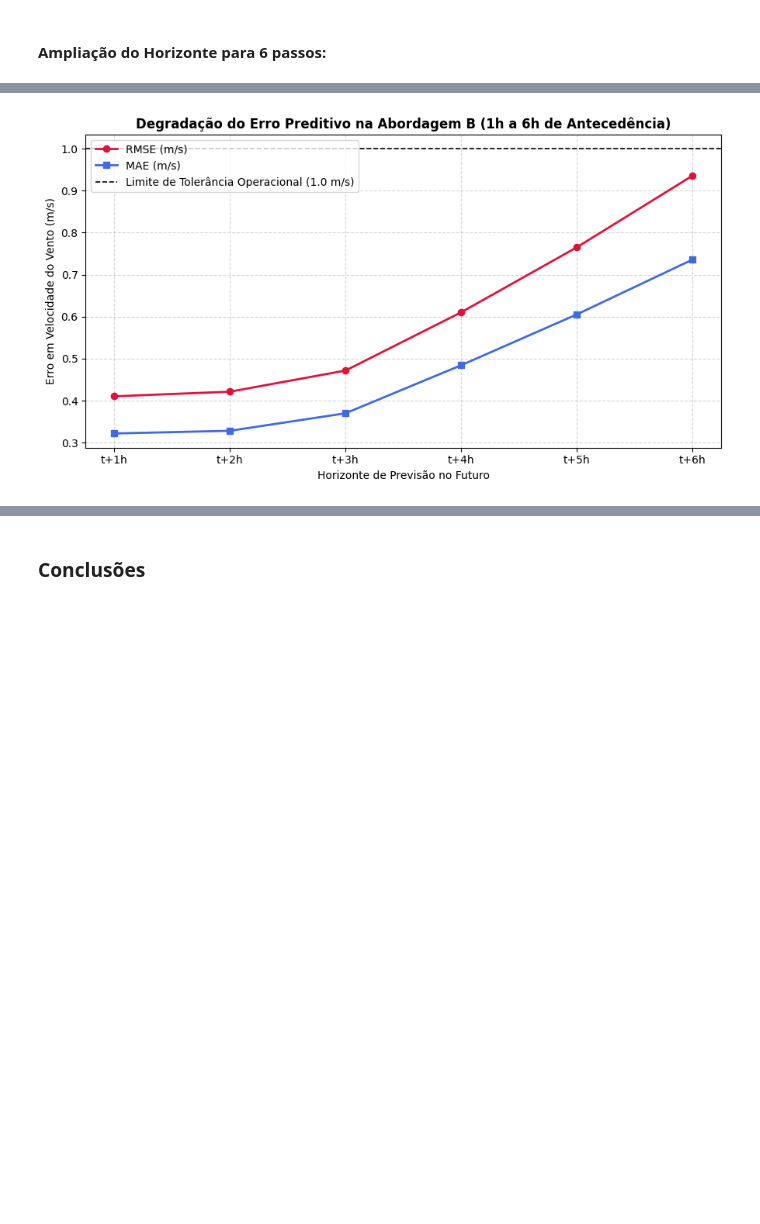
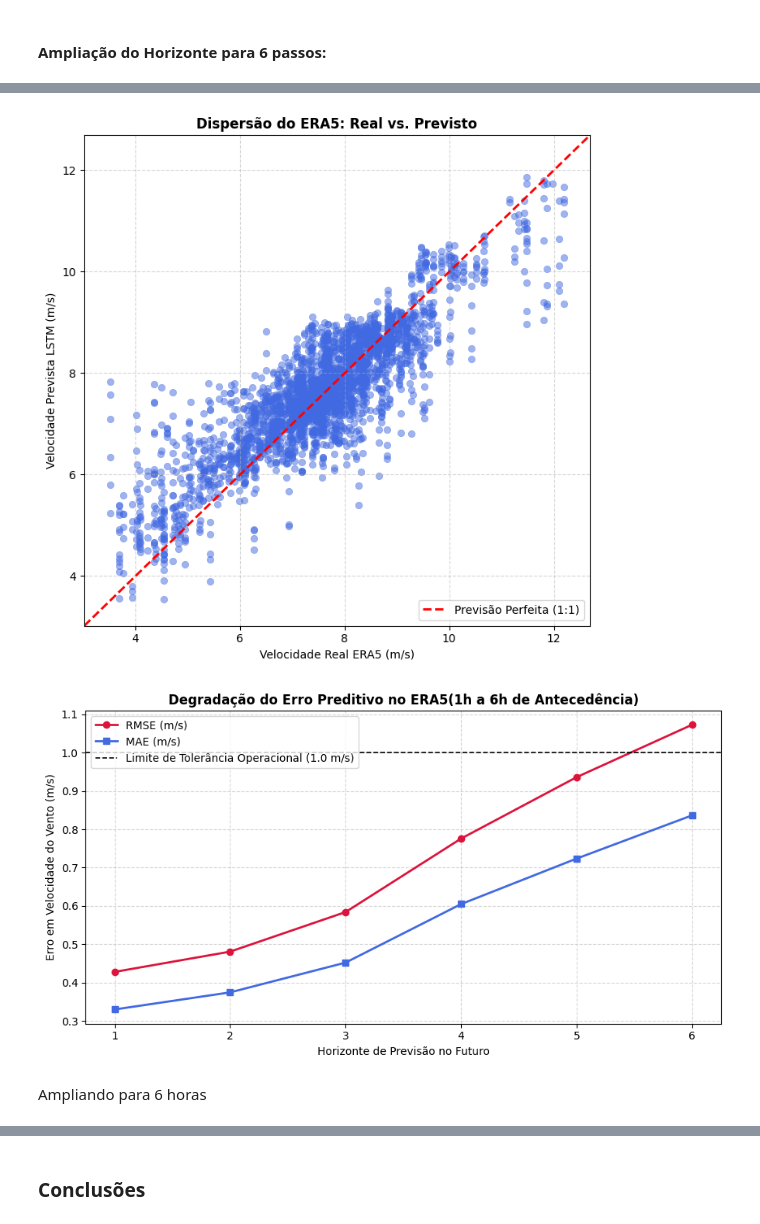
Before and after one commit to Ig0r-or/Wind-Speed-Forecasting-Using-LiDAR-ERA5-and-Deep-Learning, a Jupyter notebook: notebooks/2_1_LSTM_Unidirecional.ipynb, the cells around one changed output, grey strips where cells are left out. Saved outputs shown, nothing was run; the diff lists cells and outputs as text; code cells hidden in the pictures; blank space fills up the shorter version.

```diff
--- a/notebooks/2_1_LSTM_Unidirecional.ipynb
+++ b/notebooks/2_1_LSTM_Unidirecional.ipynb
@@ -698,7 +1009,7 @@ RMSE: 0.416 m/s | MAE: 0.324 m/s | R²: 0.920 | Pearson (r): 0.959
 df = pd.read_parquet("data/approach_b.parquet")
 
 # Features de entrada (X): ERA5 e LiDAR filtrado por Wavelet
-features = ["ws100_lidar_clean"]
+features = ["ws100_era5", "ws100_lidar_clean"]
 # Alvo (Y): Verdade de campo do LiDAR
 target = "ws100_lidar"
 
@@ -726,14 +1037,14 @@ X_test_raw = scaler_x.transform(test_df[features])
 y_test_raw = scaler_y.transform(test_df[[target]])
 
 # ==========================================
-# 4. CRIAÇÃO DE SEQUÊNCIAS MULTI-STEP (24h -> 6h)
+# 4. CRIAÇÃO DE SEQUÊNCIAS MULTI-STEP
 # ==========================================
 def create_multistep_sequences(X_data, y_data, lookback=144, horizon=6):
   X_out, y_out = [], []
   # Garante que haja pontos suficientes para cobrir o lookback E o horizonte completo
   for i in range(len(X_data) - lookback - horizon + 1):
     X_out.append(X_data[i : i + lookback, :])
-    # Extrai um vetor de 'horizon' (6) valores futuros para o alvo Y
+    # Extrai um vetor de 'horizon' (36) valores futuros para o alvo Y
     y_out.append(y_data[i + lookback : i + lookback + horizon, 0])
   return np.array(X_out), np.array(y_out)
 
@@ -752,20 +1063,23 @@ X_test, y_test = create_multistep_sequences(
 
 print(
     f"Formato de X_train (Amostras, Histórico, Atributos): {X_train.shape}"
-)  # Ex: (856, 24, 2)
-print(f"Formato de y_train (Amostras, Horizonte Futuro): {y_train.shape}\n")  # Ex: (856, 6)
+)  # Ex: (~2056, 24, 2)
+print(f"Formato de y_train (Amostras, Horizonte Futuro): {y_train.shape}\n")  # Ex: (~2056, 6)
 
 # ==========================================
-# 5. MODELO LSTM MULTI-STEP (Dense de Saída = 6)
+# 5. MODELO LSTM MULTI-STEP
 # ==========================================
-model = Sequential([
-    LSTM(
-        64, activation="tanh", input_shape=(X_train.shape[1], X_train.shape[2])
-    ),
-    Dropout(0.2),
-    Dense(32, activation="relu"),
-    Dense(HORIZON),  # Saída com 6 neurônios (1 para cada hora futura)
-])
+model = Sequential(
+    [
+        Input(
+            shape=(X_train.shape[1], X_train.shape[2])
+        ),
+        LSTM(64, activation="tanh"),
+        Dropout(0.2),
+        Dense(32, activation="relu"),
+        Dense(HORIZON),
+    ]
+)
 
 model.compile(optimizer="adam", loss="mse", metrics=["mae"])
 
@@ -797,12 +1111,11 @@ y_real = scaler_y.inverse_transform(y_test.reshape(-1, 1)).reshape(-1, HORIZON)
 y_pred = scaler_y.inverse_transform(y_pred_scaled.reshape(-1, 1)).reshape(
     -1, HORIZON
 )
-
 # ==========================================
 # 7. AVALIAÇÃO PASSO A PASSO (1H ATÉ 6H DE ANTECEDÊNCIA)
 # ==========================================
 print("\n========================================================")
-print("   AVALIAÇÃO MULTI-STEP: ABORDAGEM B (HORIZONTE 1H A 6H)")
+print("   AVALIAÇÃO MULTI-STEP:(HORIZONTE 1H A 6H)")
 print("========================================================")
 
 rmse_per_step = []
@@ -820,7 +1133,7 @@ for step in range(HORIZON):
   mae_per_step.append(mae_step)
 
   print(
-      f"Horizonte t+{step+1}h -> RMSE: {rmse_step:.3f} m/s | MAE: {mae_step:.3f}"
+      f"Horizonte t{step+1} -> RMSE: {rmse_step:.3f} m/s | MAE: {mae_step:.3f}"
       f" m/s | R²: {r2_step:.3f}"
   )
 
@@ -837,10 +1150,39 @@ print(
 print("========================================================\n")
 
 # ==========================================
-# 8. GRÁFICO DE DEGRADAÇÃO DO ERRO POR HORIZONTE
+# 8. GRÁFICO DE DISPERSÃO (1:1 SCATTER PLOT)
+# ==========================================
+plt.figure(figsize=(7, 7))
+sns.scatterplot(
+    x=y_real.flatten(), y=y_pred.flatten(), alpha=0.5, color="royalblue", edgecolor=None
+)
+
+# Definição dos limites e linha de perfeição 1:1
+min_val = min(y_real.min(), y_pred.min()) - 0.5
+max_val = max(y_real.max(), y_pred.max()) + 0.5
+
+plt.plot(
+    [min_val, max_val],
+    [min_val, max_val],
+    "r--",
+    lw=2,
+    label="Previsão Perfeita (1:1)",
+)
+plt.xlim(min_val, max_val)
+plt.ylim(min_val, max_val)
+plt.title("Dispersão do ERA5: Real vs. Previsto", fontsize=12, fontweight="bold")
+plt.xlabel("Velocidade Real ERA5 (m/s)", fontsize=10)
+plt.ylabel("Velocidade Prevista LSTM (m/s)", fontsize=10)
+plt.grid(True, linestyle="--", alpha=0.5)
+plt.legend(loc="lower right")
+plt.tight_layout()
+plt.show()
+
+# ==========================================
+# 9. GRÁFICO DE DEGRADAÇÃO DO ERRO POR HORIZONTE
 # ==========================================
 plt.figure(figsize=(9, 5))
-steps_labels = [f"t+{i+1}h" for i in range(HORIZON)]
+steps_labels = [f"{i+1}" for i in range(HORIZON)]
 
 plt.plot(
     steps_labels,
@@ -868,7 +1210,7 @@ plt.axhline(
 )
 
 plt.title(
-    "Degradação do Erro Preditivo na Abordagem B (1h a 6h de Antecedência)",
+    "Degradação do Erro Preditivo no ERA5(1h a 6h de Antecedência)",
     fontsize=12,
     fontweight="bold",
 )
@@ -903,3 +1241,6 @@ MÉTRICA GLOBAL (Média 6h) -> RMSE: 0.633 m/s | MAE: 0.474 m/s | R²: 0.809
-[figure, old version]
+[figure, new version]
+[figure, added]
+# %% [markdown]
+Ampliando para 6 horas
 # %%
 # ==========================================
```
Also changed, not shown: parts of 13 cells of this notebook.
